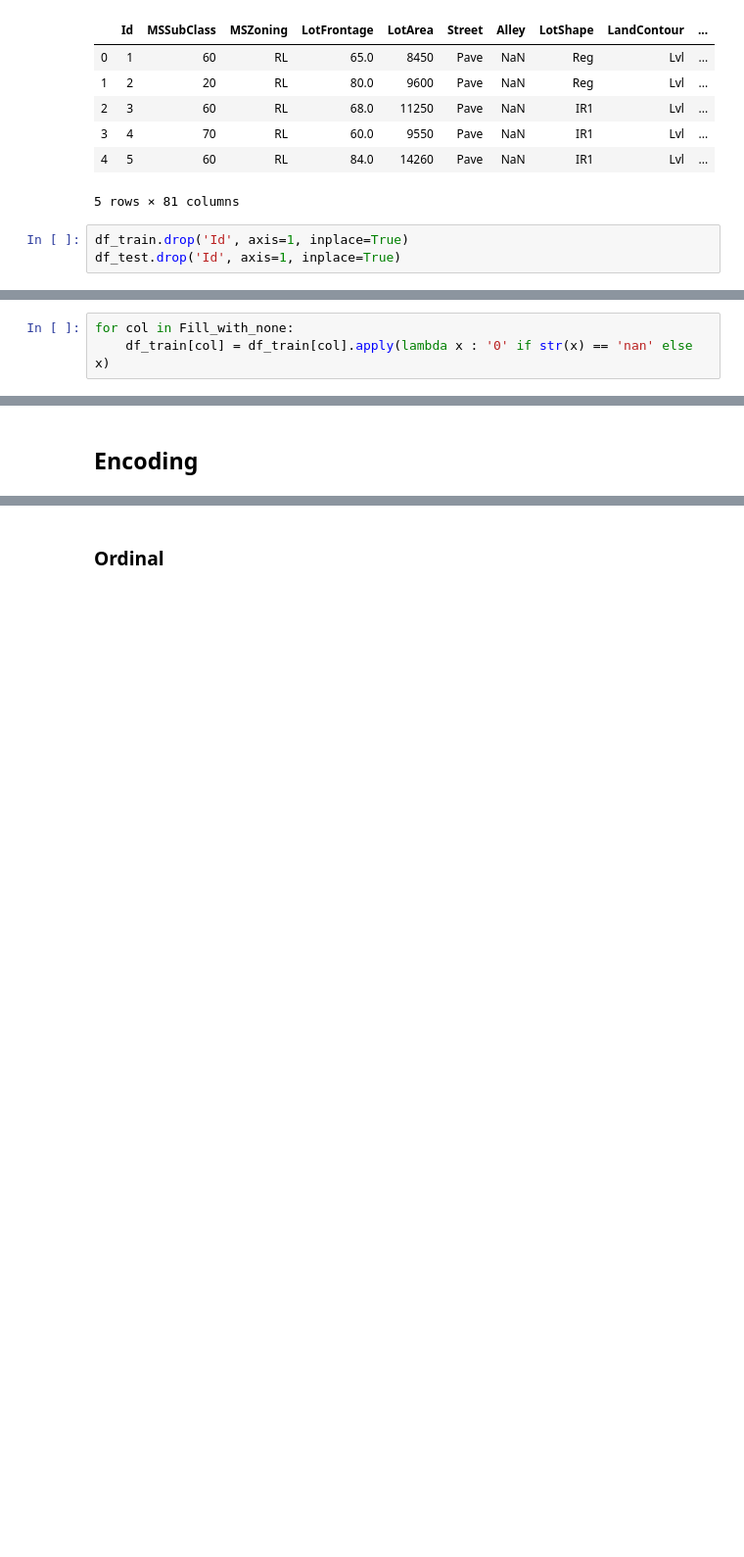
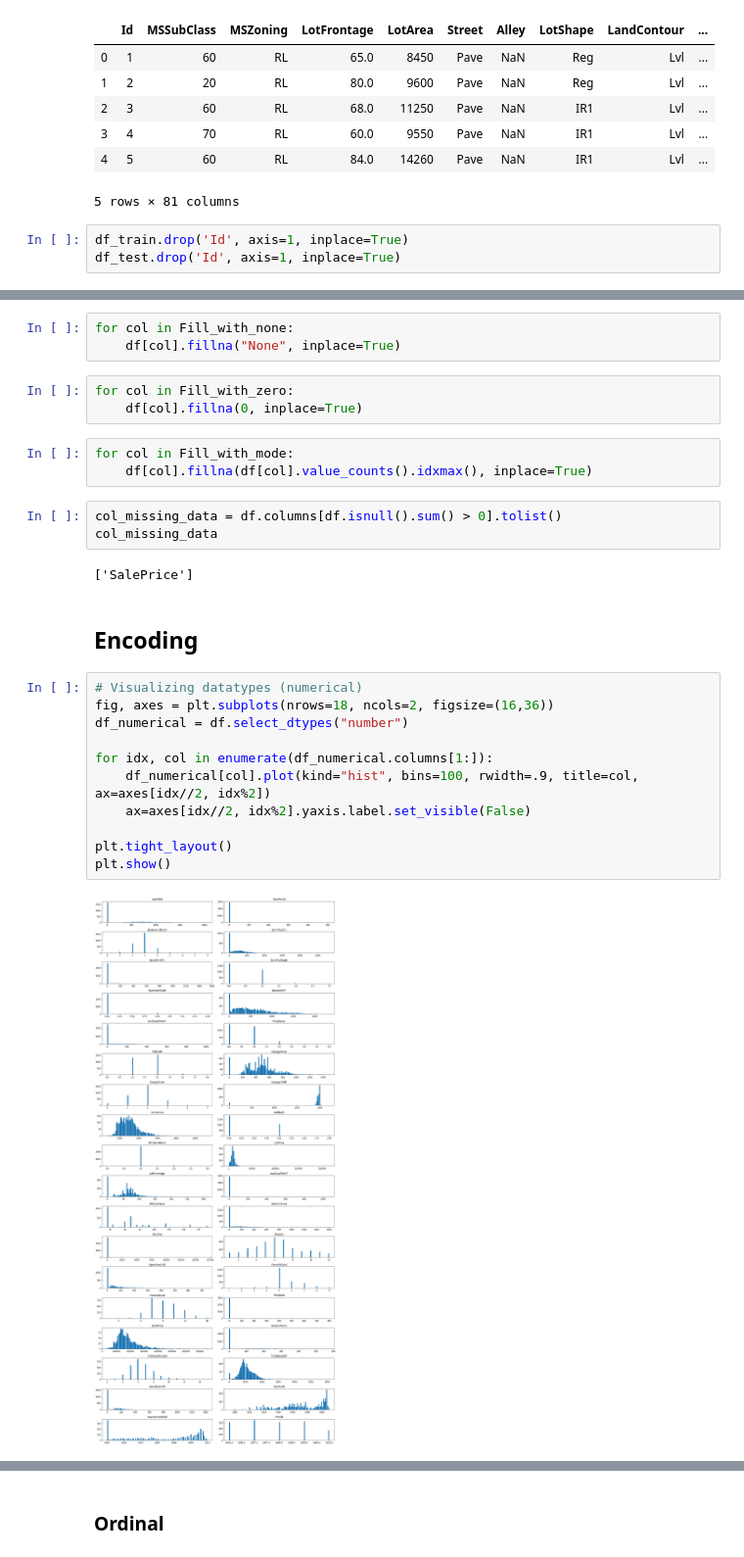
Before and after one commit to lijq33/Data-mining, a Jupyter notebook: Data Mining Assignment.ipynb, the cells around one changed output, grey strips where cells are left out. Shown at 98% size. Cells and saved outputs as stored; diff of their text form; blank space fills up the shorter version.

```diff
--- a/Data Mining Assignment.ipynb
+++ b/Data Mining Assignment.ipynb
@@ -97,3 +79,0 @@ Fill_with_none = ['Alley', 'BsmtQual', 'BsmtCond', 'BsmtExposure', 'BsmtFinType1
-# %%
-for col in Fill_with_none:
-    df_train[col] = df_train[col].apply(lambda x : '0' if str(x) == 'nan' else x)
@@ -164,3 +80,30 @@ df_train['LotFrontage'] = df_train['LotFrontage'].apply(lambda x : df_train['Lot
+# %%
+for col in Fill_with_none:
+    df[col].fillna("None", inplace=True)
+# %%
+for col in Fill_with_zero:
+    df[col].fillna(0, inplace=True)
+# %%
+for col in Fill_with_mode:
+    df[col].fillna(df[col].value_counts().idxmax(), inplace=True)
+# %%
+col_missing_data = df.columns[df.isnull().sum() > 0].tolist()
+col_missing_data
+# %% [output]
+['SalePrice']
 # %% [markdown]
 ## Encoding
+# %%
+# Visualizing datatypes (numerical)
+fig, axes = plt.subplots(nrows=18, ncols=2, figsize=(16,36))
+df_numerical = df.select_dtypes("number")
+
+for idx, col in enumerate(df_numerical.columns[1:]):
+    df_numerical[col].plot(kind="hist", bins=100, rwidth=.9, title=col, ax=axes[idx//2, idx%2])
+    ax=axes[idx//2, idx%2].yaxis.label.set_visible(False)
+
+plt.tight_layout()
+plt.show()
+# %% [output]
+[figure, added]
 # %%
```
Also changed, not shown: parts of 117 cells of this notebook.
